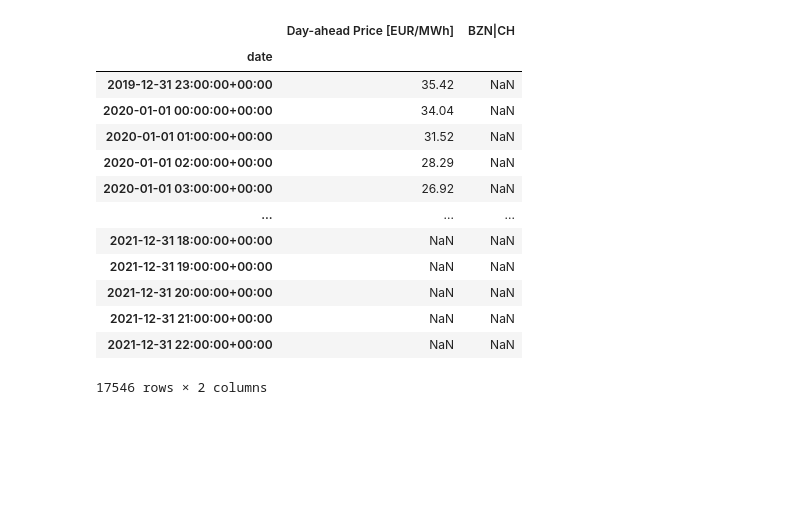
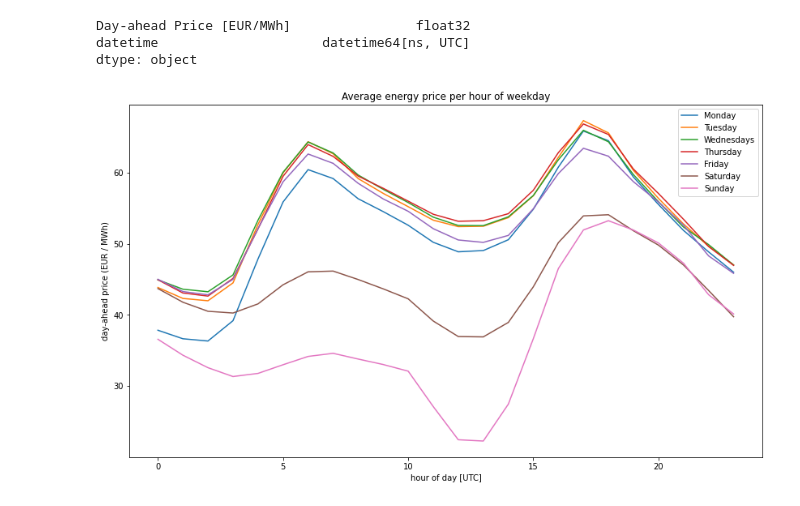
Before and after one commit to invveritas/green_charging_emobility, a Jupyter notebook: Notebooks/CH day-ahead prices.ipynb, the cells around one changed output. Saved outputs shown, nothing was run; the diff lists cells and outputs as text; code cells hidden in the pictures; blank space fills up the shorter version.

Commit message:
same plots for dayahead price as for co2_intensity

```diff
--- a/Notebooks/CH day-ahead prices.ipynb
+++ b/Notebooks/CH day-ahead prices.ipynb
@@ -33,19 +33,53 @@ dayahead_2020
 # %%
 dayahead = pd.concat([dayahead_2020, dayahead_2021])
 # %%
-dayahead
+dayahead.drop(["BZN|CH"], axis=1, inplace=True)
-# %% [output]
-|  | Day-ahead Price [EUR/MWh] | BZN|CH |
-| date |  |  |
-| 2019-12-31 23:00:00+00:00 | 35.42 | NaN |
-| 2020-01-01 00:00:00+00:00 | 34.04 | NaN |
-| 2020-01-01 01:00:00+00:00 | 31.52 | NaN |
-| 2020-01-01 02:00:00+00:00 | 28.29 | NaN |
-| 2020-01-01 03:00:00+00:00 | 26.92 | NaN |
-| ... | ... | ... |
-| 2021-12-31 18:00:00+00:00 | NaN | NaN |
-| 2021-12-31 19:00:00+00:00 | NaN | NaN |
-| 2021-12-31 20:00:00+00:00 | NaN | NaN |
-| 2021-12-31 21:00:00+00:00 | NaN | NaN |
-| 2021-12-31 22:00:00+00:00 | NaN | NaN |
-17546 rows × 2 columns
+# %%
+dayahead  = dayahead[dayahead['Day-ahead Price [EUR/MWh]'].notna()]
+# %%
+dayahead.dtypes
+# %% [output]
+Day-ahead Price [EUR/MWh]                float32
+datetime                     datetime64[ns, UTC]
+dtype: object
+# %%
+mondays = dayahead.loc[dayahead['datetime'].dt.dayofweek == 0]
+tuesdays = dayahead.loc[dayahead['datetime'].dt.dayofweek == 1]
+wednesdays = dayahead.loc[dayahead['datetime'].dt.dayofweek == 2]
+thursdays = dayahead.loc[dayahead['datetime'].dt.dayofweek == 3]
+fridays = dayahead.loc[dayahead['datetime'].dt.dayofweek == 4]
+saturdays = dayahead.loc[dayahead['datetime'].dt.dayofweek == 5]
+sundays = dayahead.loc[dayahead['datetime'].dt.dayofweek == 6]
+# %%
+# Calculate price per hour of average weekday
+days = [mondays, tuesdays, wednesdays, thursdays, fridays, saturdays, sundays]
+result = {}
+
+j = 0
+for day in days:
+    hours = []
+
+    for i in range(24):
+        thishour = day.loc[day['datetime'].dt.hour == i]
+        number = len(thishour.index)
+        avg = thishour['Day-ahead Price [EUR/MWh]'].sum() / number
+        hours.append(avg)
+
+    result[str(j)] = hours
+    j += 1
+# %%
+plt.figure(figsize=(14, 8))
+plt.plot(result['0'], label="Monday")
+plt.plot(result['1'], label="Tuesday")
+plt.plot(result['2'], label="Wednesdays")
+plt.plot(result['3'], label="Thursday")
+plt.plot(result['4'], label="Friday")
+plt.plot(result['5'], label="Saturday")
+plt.plot(result['6'], label="Sunday")
+plt.title("Average energy price per hour of weekday")
+plt.ylabel("day-ahead price (EUR / MWh)")
+plt.xlabel("hour of day [UTC]")
+plt.legend()
+plt.savefig("daily_dayahead_price.png", dpi=300)
+# %% [output]
+[figure, added]
```
Also changed, not shown: parts of 6 cells of this notebook, 1 other file.
